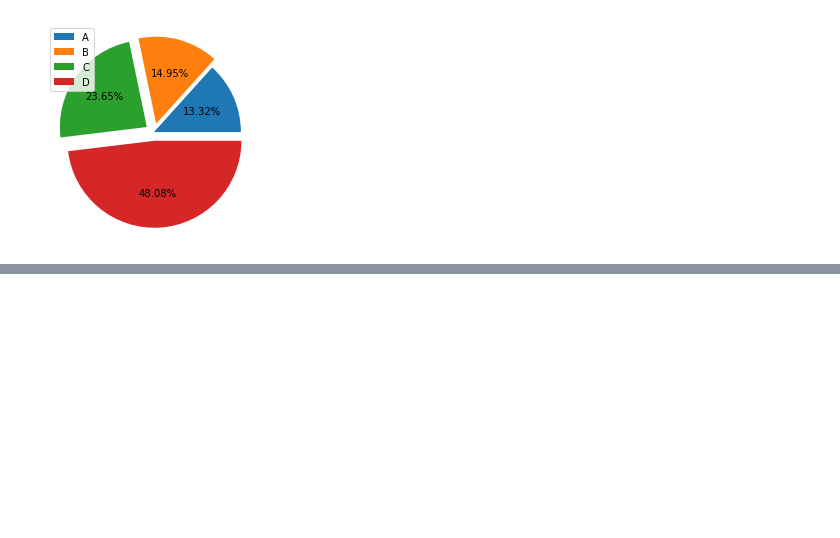
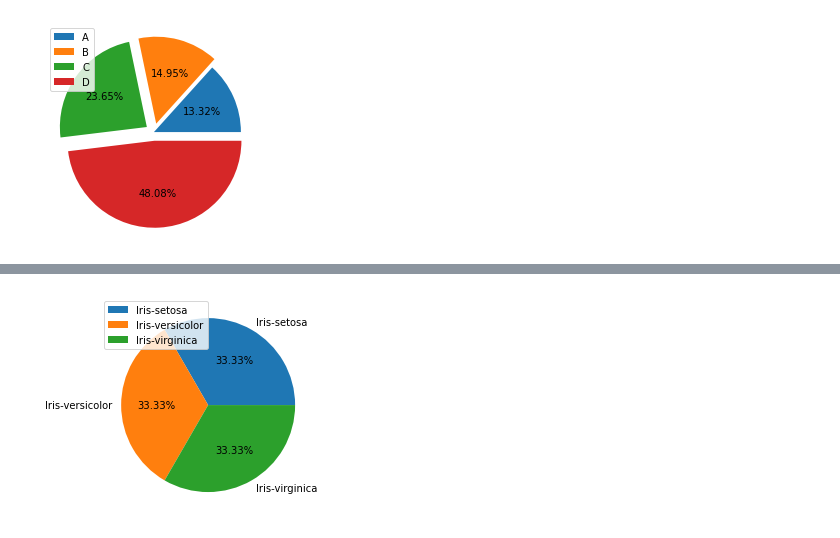
Before and after one commit to lmoreno98/100DaysOfCode, a Jupyter notebook: Python_Practice_guide/Matplotlib.ipynb, the cells around one changed output, grey strips where cells are left out. Saved outputs shown, nothing was run; the diff lists cells and outputs as text; code cells hidden in the pictures; blank space fills up the shorter version.

```diff
--- a/Python_Practice_guide/Matplotlib.ipynb
+++ b/Python_Practice_guide/Matplotlib.ipynb
@@ -368,0 +431,9 @@ plt.legend(data.index, loc = "upper left")
+# %%
+# 16
+plt.pie(data_iris,
+       labels = data_iris.index,
+       autopct= "%.2f%%")
+plt.legend(loc = "upper left")
+plt.show()
+# %% [output]
+[figure, added]
```
Also changed, not shown: parts of 32 cells of this notebook.
